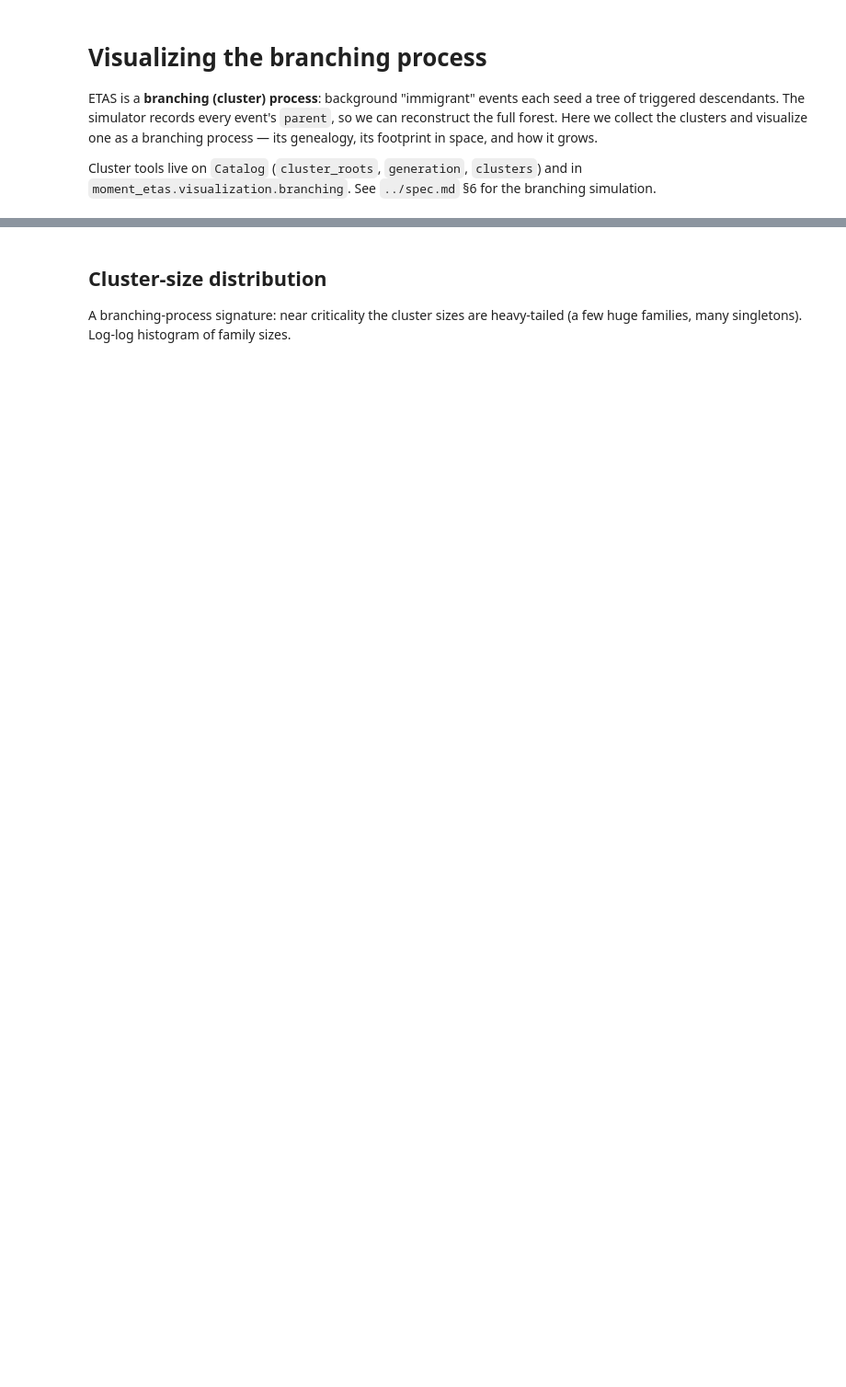
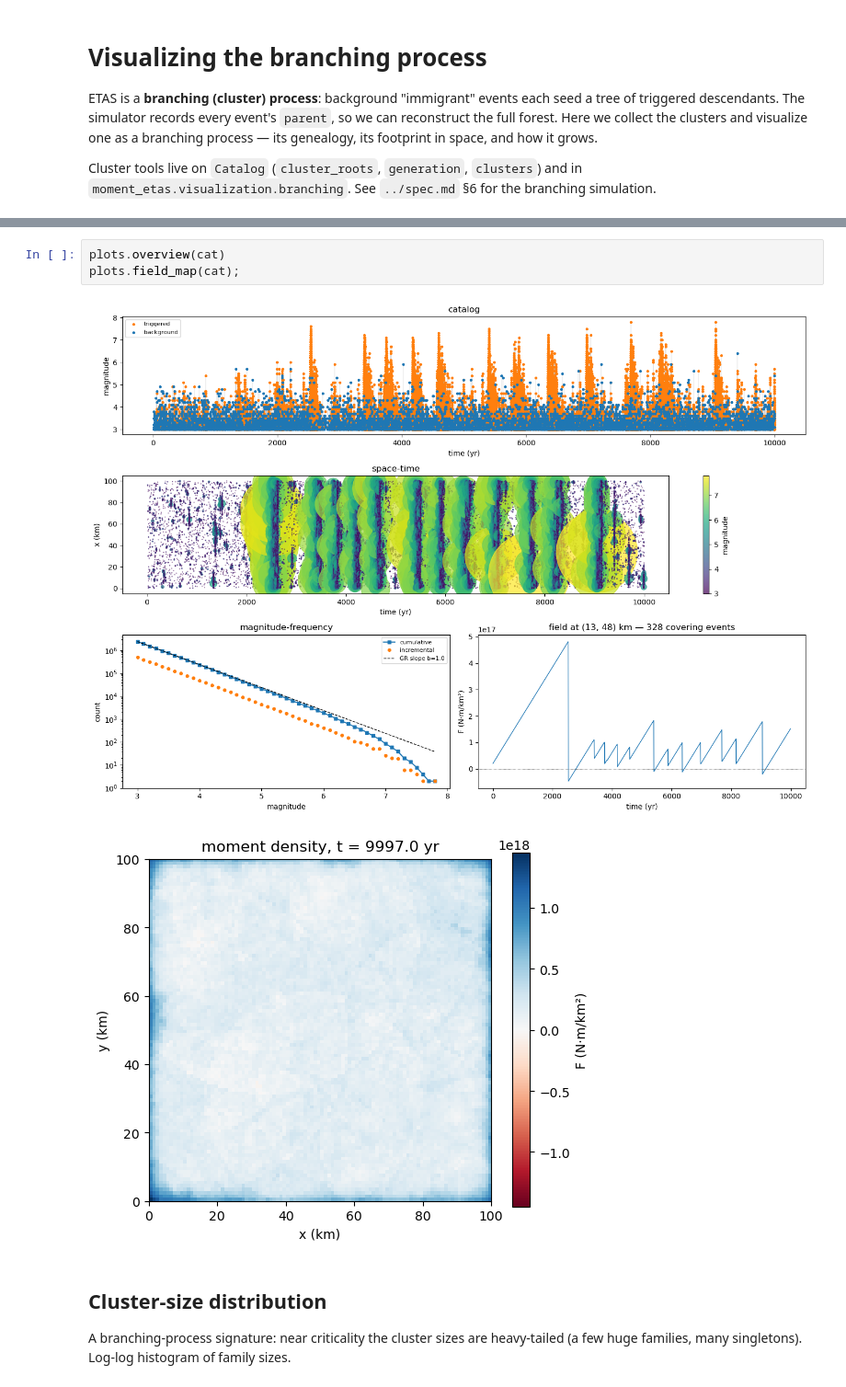
Before and after one commit to keliankaz/moment_ETAS, a Jupyter notebook: notebooks/03_branching.ipynb, the cells around one changed output, grey strips where cells are left out. Shown at 92% size. Cells and saved outputs as stored; diff of their text form; blank space fills up the shorter version.

```diff
--- a/notebooks/03_branching.ipynb
+++ b/notebooks/03_branching.ipynb
@@ -30,3 +31,9 @@ largest clusters: [2179, 1992, 472, 51, 50, 43, 33, 30]
+# %%
+plots.overview(cat)
+plots.field_map(cat);
+# %% [output]
+[figure, added]
+[figure, added]
 # %% [markdown]
 ## Cluster-size distribution
 
```
Also changed, not shown: parts of 14 cells of this notebook, 2 other files.
